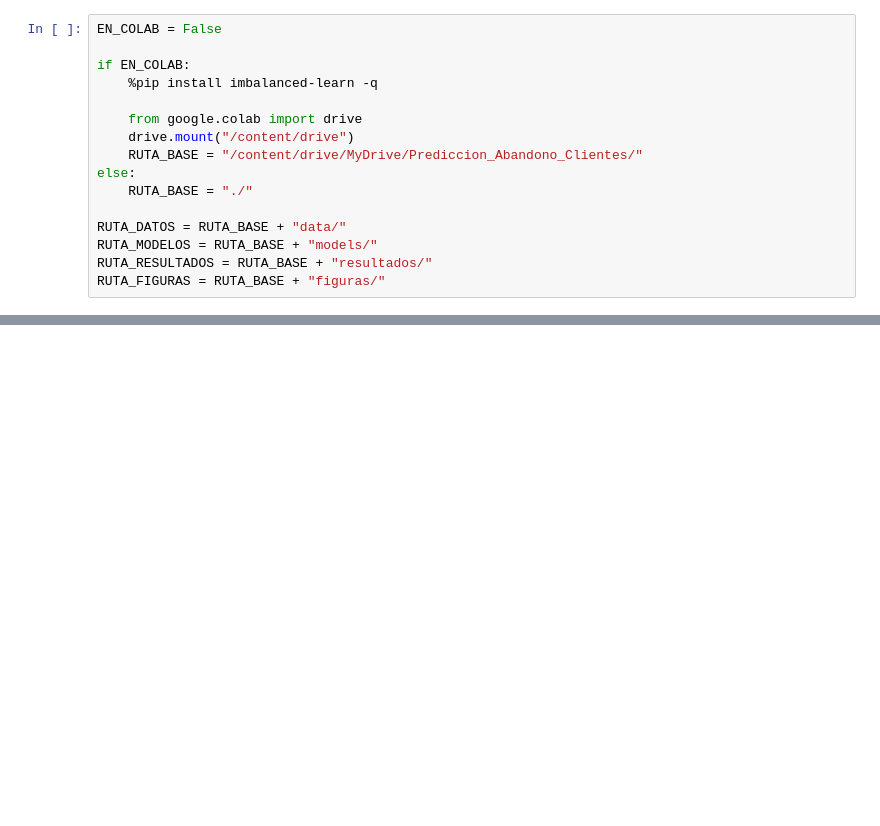
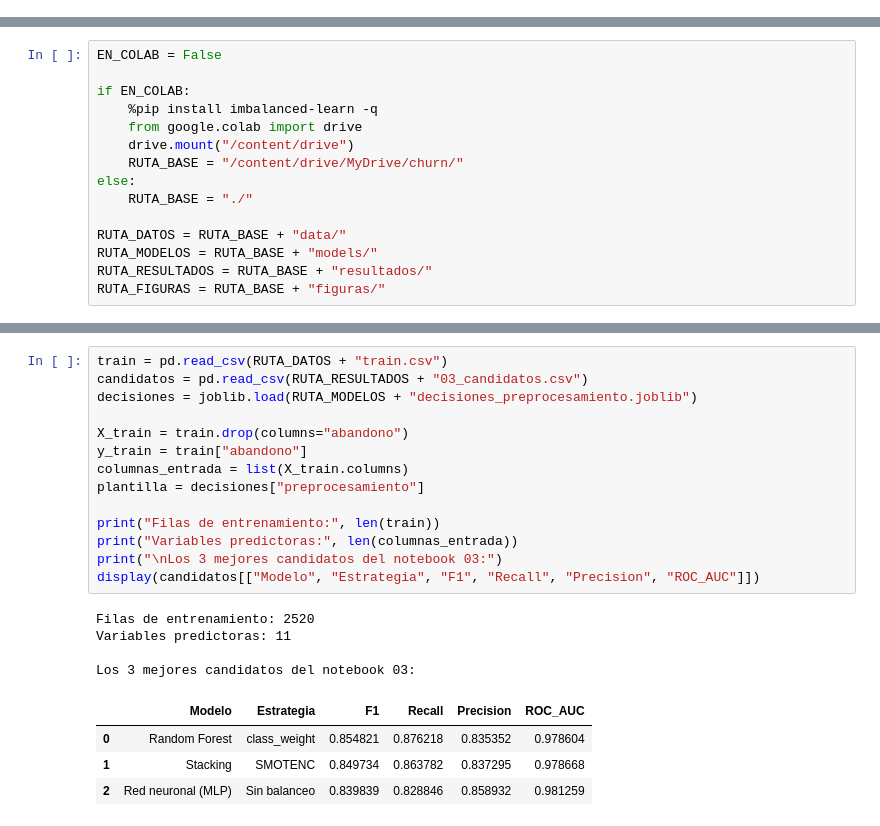
Before and after one commit to Juanjo1414/prediccion-abandono-clientes, a Jupyter notebook: 04_Ajuste_Evaluacion_Exportacion_Churn.ipynb, the cells around one changed output, grey strips where cells are left out. Drawn from its saved outputs; the diff is of its cells as text; blank space fills up the shorter version.

```diff
--- a/04_Ajuste_Evaluacion_Exportacion_Churn.ipynb
+++ b/04_Ajuste_Evaluacion_Exportacion_Churn.ipynb
@@ -9,16 +0,0 @@ Una idea que ordena el notebook: **elegir** y **estimar** son dos cosas distinta
-# %%
-EN_COLAB = False
-
-if EN_COLAB:
-    %pip install imbalanced-learn -q
-
-    from google.colab import drive
-    drive.mount("/content/drive")
-    RUTA_BASE = "/content/drive/MyDrive/Prediccion_Abandono_Clientes/"
-else:
-    RUTA_BASE = "./"
-
-RUTA_DATOS = RUTA_BASE + "data/"
-RUTA_MODELOS = RUTA_BASE + "models/"
-RUTA_RESULTADOS = RUTA_BASE + "resultados/"
-RUTA_FIGURAS = RUTA_BASE + "figuras/"
@@ -868,0 +16,15 @@ Predicciones idénticas: True
+# %%
+EN_COLAB = False
+
+if EN_COLAB:
+    %pip install imbalanced-learn -q
+    from google.colab import drive
+    drive.mount("/content/drive")
+    RUTA_BASE = "/content/drive/MyDrive/churn/"
+else:
+    RUTA_BASE = "./"
+
+RUTA_DATOS = RUTA_BASE + "data/"
+RUTA_MODELOS = RUTA_BASE + "models/"
+RUTA_RESULTADOS = RUTA_BASE + "resultados/"
+RUTA_FIGURAS = RUTA_BASE + "figuras/"
@@ -868,0 +73,23 @@ Predicciones idénticas: True
+# %%
+train = pd.read_csv(RUTA_DATOS + "train.csv")
+candidatos = pd.read_csv(RUTA_RESULTADOS + "03_candidatos.csv")
+decisiones = joblib.load(RUTA_MODELOS + "decisiones_preprocesamiento.joblib")
+
+X_train = train.drop(columns="abandono")
+y_train = train["abandono"]
+columnas_entrada = list(X_train.columns)
+plantilla = decisiones["preprocesamiento"]
+
+print("Filas de entrenamiento:", len(train))
+print("Variables predictoras:", len(columnas_entrada))
+print("\nLos 3 mejores candidatos del notebook 03:")
+display(candidatos[["Modelo", "Estrategia", "F1", "Recall", "Precision", "ROC_AUC"]])
+# %% [output]
+Filas de entrenamiento: 2520
+Variables predictoras: 11
+
+Los 3 mejores candidatos del notebook 03:
+|  | Modelo | Estrategia | F1 | Recall | Precision | ROC_AUC |
+| 0 | Random Forest | class_weight | 0.854821 | 0.876218 | 0.835352 | 0.978604 |
+| 1 | Stacking | SMOTENC | 0.849734 | 0.863782 | 0.837295 | 0.978668 |
+| 2 | Red neuronal (MLP) | Sin balanceo | 0.839839 | 0.828846 | 0.858932 | 0.981259 |
```
Also changed, not shown: parts of 58 cells of this notebook, 35 other files.
